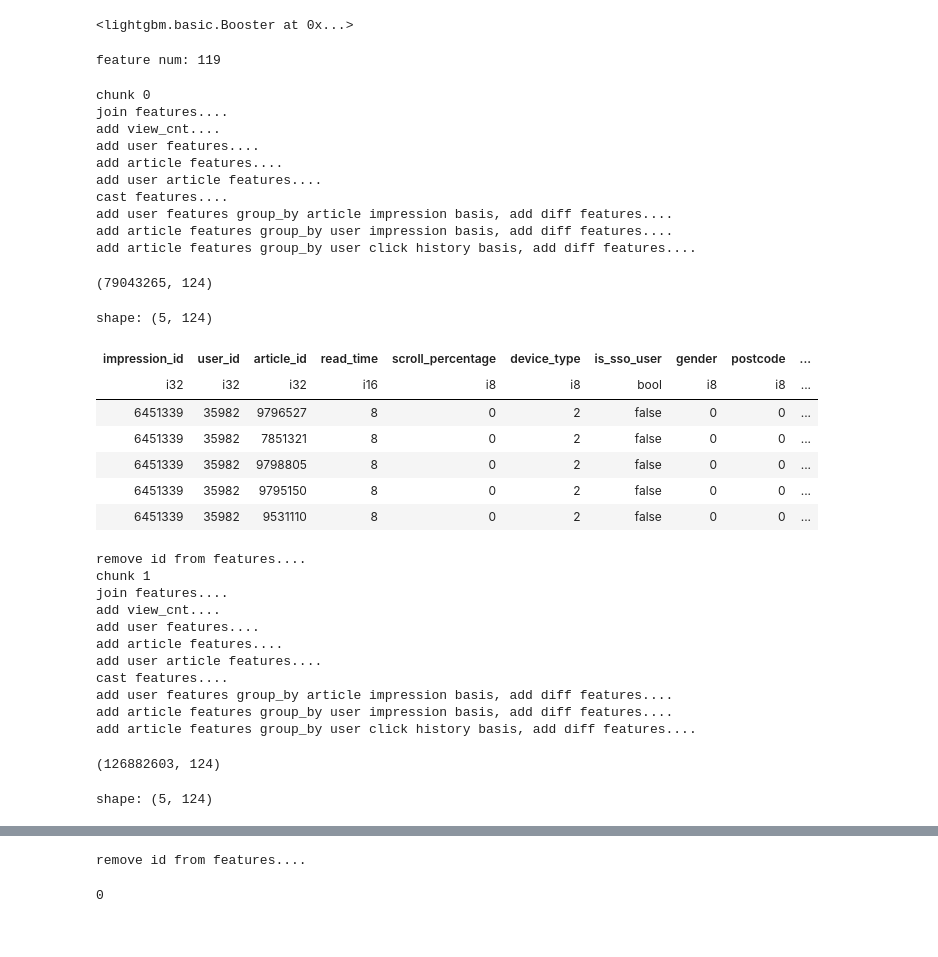
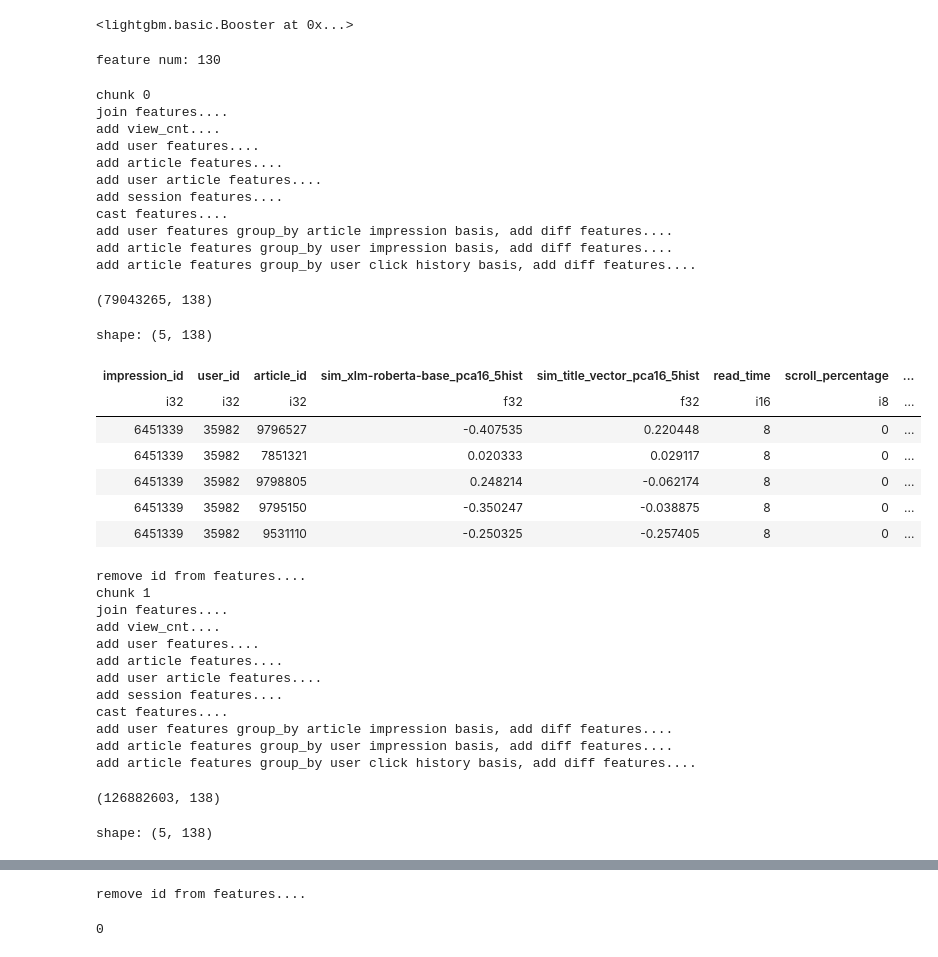
Before and after one commit to tetsuro731/RecSys-Challenge-2024-tetsuro731, a Jupyter notebook: notebook/Recsys2024_LGBM_test.ipynb, the cells around one changed output, grey strips where cells are left out. Drawn from its saved outputs; the diff is of its cells as text; code cells hidden in the pictures.

```diff
--- a/notebook/Recsys2024_LGBM_test.ipynb
+++ b/notebook/Recsys2024_LGBM_test.ipynb
@@ -292,9 +331,10 @@ def join_all_process(i_chunk, N_split):
 # is_beyond_accuracyはtest dataだけ入ってるので削る
 IGNORE_COL_ID = ["impression_id", "session_id", "is_beyond_accuracy", "user_id", "article_id"]
 #LOW_IMP_COL = ["gender", "postcode", "u_a_title_len_mean", "u_read_time_last", "u_scroll_percentage_last", "ua_read_time_last"] # 0 importanceのfeatureを削る
-LOW_IMP_COL = [] # 0 importanceのfeatureを削る
+LOW_IMP_COL = ["age", "gender", "postcode"] # 0 importanceのfeatureを削る
+#LOW_IMP_COL = [] # 0 importanceのfeatureを削る
 
-model = np.load(f'{model_path}/lgbm_{train_type}_frac{TRAIN_FRAC}.pkl', allow_pickle=True)
+model = np.load(f'{model_path}/lgbm_{train_type}_frac{TRAIN_FRAC}_{RANDOM_SEED}.pkl', allow_pickle=True)
 model
 # %% [output]
 <lightgbm.basic.Booster at 0x...>
@@ -302,7 +342,7 @@ model
 print('feature num:', len(model.feature_name()))
 #set(model.feature_name()) - set(test.columns)
 # %% [output]
-feature num: 119
+feature num: 130
 # %%
 sub_list = []
 
@@ -313,44 +353,52 @@ for i in range(N_split):
     # unixtimeのfeatureをdiffにする
     unixtime_list = ['u_impression_time_last', 'u_impression_time_mean', 'ua_impression_time_mean', 'ua_impression_time_last', 'a_published_time', 'a_last_modified_time']
     test = generate_unixtime_features(test, unixtime_list)
+
+    # tmp
+    for i in range(2,8):
+        test = test.drop(f'a_ner_clusters_{i}th')
+    test = test.drop(f'a_ner_clusters_last')
+    test = test.drop(f'a_ner_clusters_first')
+    test = test.drop(f'seconds_since_midnight')
 
     display(test.shape)
     display(test.head())
     test = to_pandas(test)
     #query_list_test = test['impression_id'].value_counts()
     #query_list_test = query_list_test.sort_index()
     print('remove id from features....')
     test_id = test[['impression_id', 'user_id', 'article_id']]
     test = test.drop(IGNORE_COL_ID + LOW_IMP_COL, axis=1)
     pred = model.predict(test)
 
     test_id = test_id.reset_index(drop=True)
     pred = pd.Series(pred, name='score')
     sub = pd.concat([test_id, pred], axis=1)
     sub_list.append(sub)
 
     del test_id, pred, sub
     gc.collect()
 # %% [output]
 chunk 0
 join features....
 add view_cnt....
 add user features....
 add article features....
 add user article features....
+add session features....
 cast features....
 add user features group_by article impression basis, add diff features....
 add article features group_by user impression basis, add diff features....
 add article features group_by user click history basis, add diff features....
-(79043265, 124)
+(79043265, 138)
-shape: (5, 124)
+shape: (5, 138)
-| impression_id | user_id | article_id | read_time | scroll_percentage | device_type | is_sso_user | gender | postcode | ... |
-| i32 | i32 | i32 | i16 | i8 | i8 | bool | i8 | i8 | ... |
-| 6451339 | 35982 | 9796527 | 8 | 0 | 2 | false | 0 | 0 | ... |
-| 6451339 | 35982 | 7851321 | 8 | 0 | 2 | false | 0 | 0 | ... |
-| 6451339 | 35982 | 9798805 | 8 | 0 | 2 | false | 0 | 0 | ... |
-| 6451339 | 35982 | 9795150 | 8 | 0 | 2 | false | 0 | 0 | ... |
-| 6451339 | 35982 | 9531110 | 8 | 0 | 2 | false | 0 | 0 | ... |
+| impression_id | user_id | article_id | sim_xlm-roberta-base_pca16_5hist | sim_title_vector_pca16_5hist | read_time | scroll_percentage | ... |
+| i32 | i32 | i32 | f32 | f32 | i16 | i8 | ... |
+| 6451339 | 35982 | 9796527 | -0.407535 | 0.220448 | 8 | 0 | ... |
+| 6451339 | 35982 | 7851321 | 0.020333 | 0.029117 | 8 | 0 | ... |
+| 6451339 | 35982 | 9798805 | 0.248214 | -0.062174 | 8 | 0 | ... |
+| 6451339 | 35982 | 9795150 | -0.350247 | -0.038875 | 8 | 0 | ... |
+| 6451339 | 35982 | 9531110 | -0.250325 | -0.257405 | 8 | 0 | ... |
 remove id from features....
 chunk 1
 join features....
@@ -358,9 +406,10 @@ add view_cnt....
 add user features....
 add article features....
 add user article features....
+add session features....
 cast features....
 add user features group_by article impression basis, add diff features....
 add article features group_by user impression basis, add diff features....
 add article features group_by user click history basis, add diff features....
-(126882603, 124)
+(126882603, 138)
-shape: (5, 124)
+shape: (5, 138)
```
Also changed, not shown: parts of 13 cells of this notebook, 5 other files.
